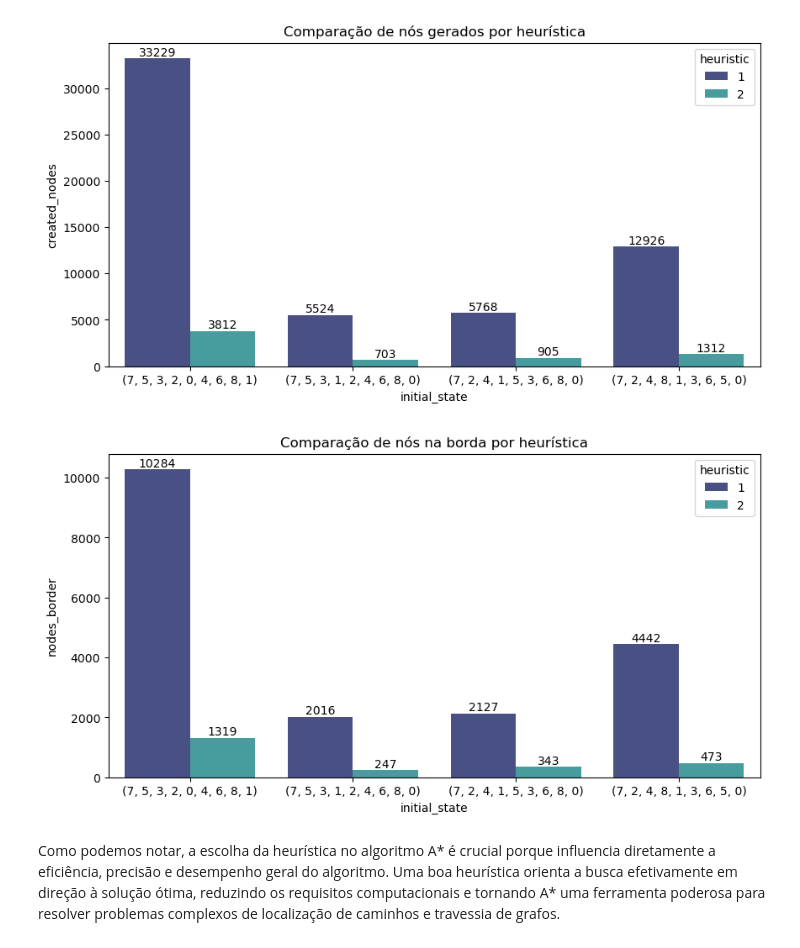
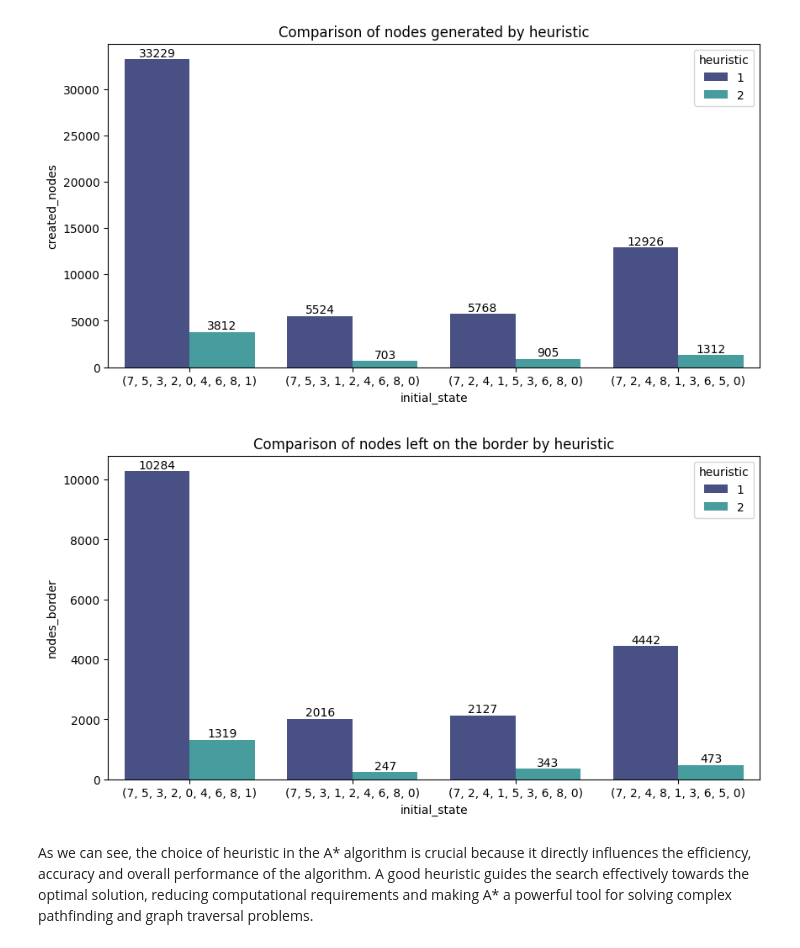
Before and after one commit to spoltiamanda/master_artificial_intelligence, a Jupyter notebook: artificial-intelligence/assignments/a_star_implementation/a_star.ipynb, the cells around one changed output. Drawn from its saved outputs; the diff is of its cells as text; code cells hidden in the pictures.

```diff
--- a/artificial-intelligence/assignments/a_star_implementation/a_star.ipynb
+++ b/artificial-intelligence/assignments/a_star_implementation/a_star.ipynb
@@ -479,7 +479,7 @@ ax = sns.barplot(x='initial_state', y='expanded_nodes',
                  errwidth=0,
                  palette="mako")
 
-ax.set_title('Comparação de nós expandidos por heurística')
+ax.set_title('Comparison of nodes expanded by heuristic')
 
 for i in ax.containers:
     ax.bar_label(i,)
@@ -492,24 +492,24 @@ ax = sns.barplot(x='initial_state', y='created_nodes',
                 errwidth=0,
                 palette="mako")
 
-ax.set_title('Comparação de nós gerados por heurística')
+ax.set_title('Comparison of nodes generated by heuristic')
 
 for i in ax.containers:
     ax.bar_label(i,)
 # %% [output]
-[figure, old version]
+[figure, new version]
 # %%
 plt.figure(figsize=(10,5))
 ax = sns.barplot(x='initial_state', y='nodes_border',
                  hue='heuristic', data=result,
                  errwidth=0,
                  palette="mako")
 
-ax.set_title('Comparação de nós na borda por heurística')
+ax.set_title('Comparison of nodes left on the border by heuristic')
 
 for i in ax.containers:
     ax.bar_label(i,)
 # %% [output]
-[figure, old version]
+[figure, new version]
-# %% [markdown]
-Como podemos notar, a escolha da heurística no algoritmo A* é crucial porque influencia diretamente a eficiência, precisão e desempenho geral do algoritmo. Uma boa heurística orienta a busca efetivamente em direção à solução ótima, reduzindo os requisitos computacionais e tornando A* uma ferramenta poderosa para resolver problemas complexos de localização de caminhos e travessia de grafos.
+# %% [markdown]
+As we can see, the choice of heuristic in the A* algorithm is crucial because it directly influences the efficiency, accuracy and overall performance of the algorithm. A good heuristic guides the search effectively towards the optimal solution, reducing computational requirements and making A* a powerful tool for solving complex pathfinding and graph traversal problems.
```
Also changed, not shown: parts of 25 cells of this notebook.
